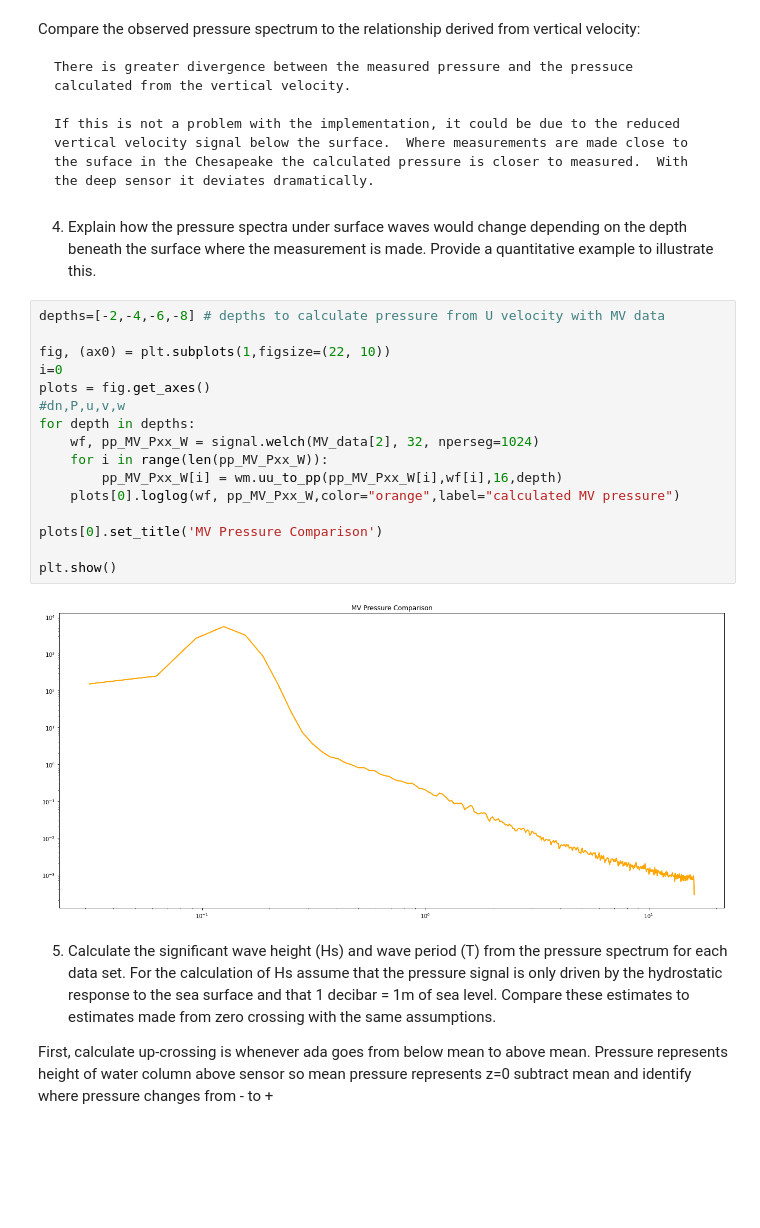
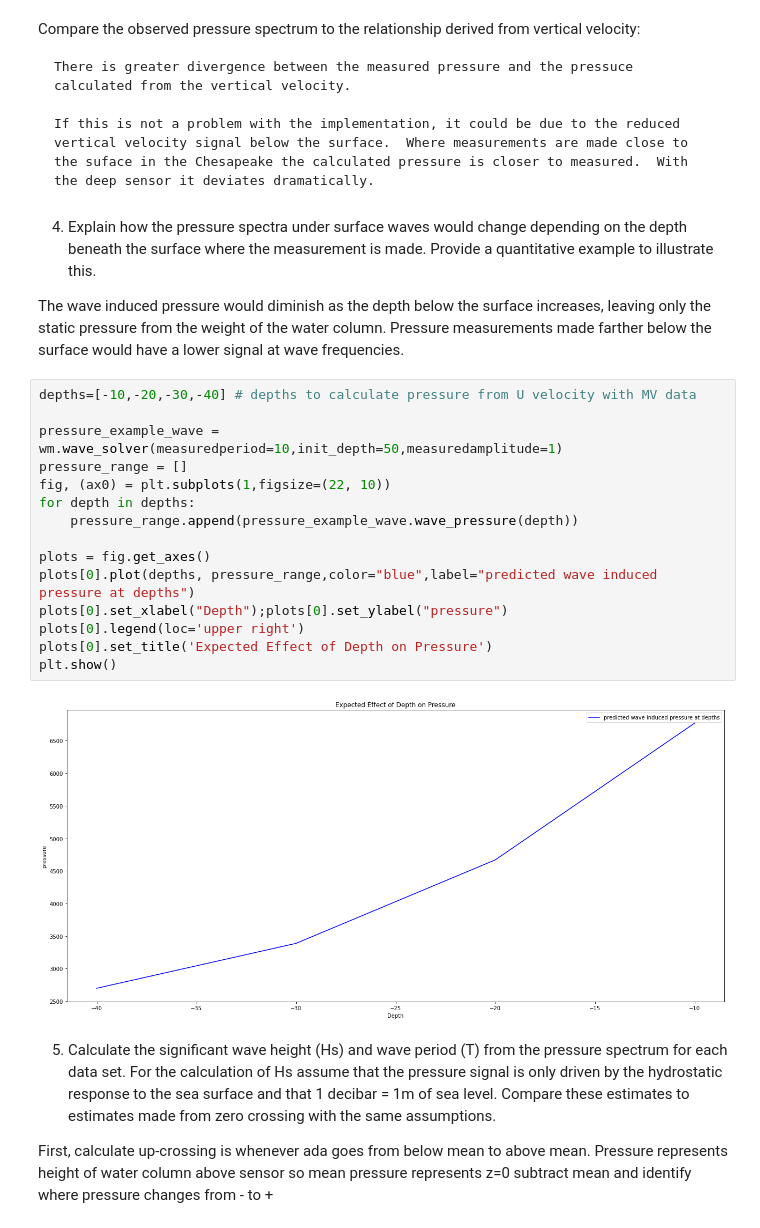
Before and after one commit to Wzesk/waves, a Jupyter notebook: wave_hw/wave _spectrum/wave_spectrum.ipynb, the cells around one changed output. Drawn from its saved outputs; the diff is of its cells as text; blank space fills up the shorter version.

```diff
--- a/wave_hw/wave _spectrum/wave_spectrum.ipynb
+++ b/wave_hw/wave _spectrum/wave_spectrum.ipynb
@@ -148,24 +175,25 @@ Compare the observed pressure spectrum to the relationship derived from vertical
     If this is not a problem with the implementation, it could be due to the reduced vertical velocity signal below the surface.  Where measurements are made close to the suface in the Chesapeake the calculated pressure is closer to measured.  With the deep sensor it deviates dramatically.
 # %% [markdown]
 4. 	Explain how the pressure spectra under surface waves would change depending on the depth beneath the surface where the measurement is made.  Provide a quantitative example to illustrate this.
+
+The wave induced pressure would diminish as the depth below the surface increases, leaving only the static pressure from the weight of the water column.  Pressure measurements made farther below the surface would have a lower signal at wave frequencies.
-# %%
-depths=[-2,-4,-6,-8] # depths to calculate pressure from U velocity with MV data
-
-fig, (ax0) = plt.subplots(1,figsize=(22, 10))
-i=0
-plots = fig.get_axes()
-#dn,P,u,v,w
-for depth in depths:
-    wf, pp_MV_Pxx_W = signal.welch(MV_data[2], 32, nperseg=1024)
-    for i in range(len(pp_MV_Pxx_W)):
-        pp_MV_Pxx_W[i] = wm.uu_to_pp(pp_MV_Pxx_W[i],wf[i],16,depth)
-    plots[0].loglog(wf, pp_MV_Pxx_W,color="orange",label="calculated MV pressure")
-
-plots[0].set_title('MV Pressure Comparison')
-
-plt.show()
-# %% [output]
-[figure, removed]
+# %%
+depths=[-10,-20,-30,-40] # depths to calculate pressure from U velocity with MV data
+
+pressure_example_wave = wm.wave_solver(measuredperiod=10,init_depth=50,measuredamplitude=1)
+pressure_range = []
+fig, (ax0) = plt.subplots(1,figsize=(22, 10))
+for depth in depths:
+    pressure_range.append(pressure_example_wave.wave_pressure(depth))
+
+plots = fig.get_axes()
+plots[0].plot(depths, pressure_range,color="blue",label="predicted wave induced pressure at depths")
+plots[0].set_xlabel("Depth");plots[0].set_ylabel("pressure")
+plots[0].legend(loc='upper right')
+plots[0].set_title('Expected Effect of Depth on Pressure')
+plt.show()
+# %% [output]
+[figure, added]
 # %% [markdown]
 5.	Calculate the significant wave height (Hs) and wave period (T) from the pressure spectrum for each data set.  For the calculation of Hs assume that the pressure signal is only driven by the hydrostatic response to the sea surface and that 1 decibar = 1m of sea level.  Compare these estimates to estimates made from zero crossing with the same assumptions.
 
```
Also changed, not shown: parts of 4 cells of this notebook, 1 other file.
